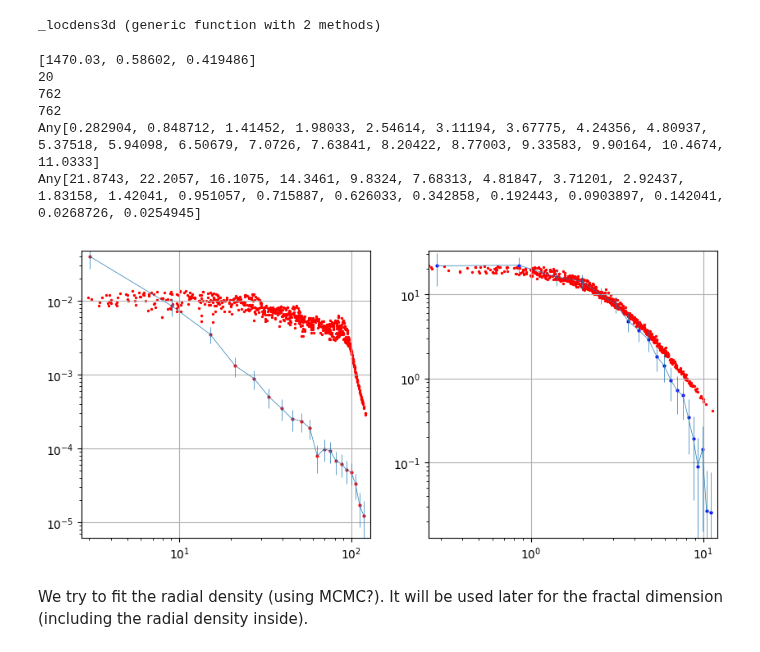
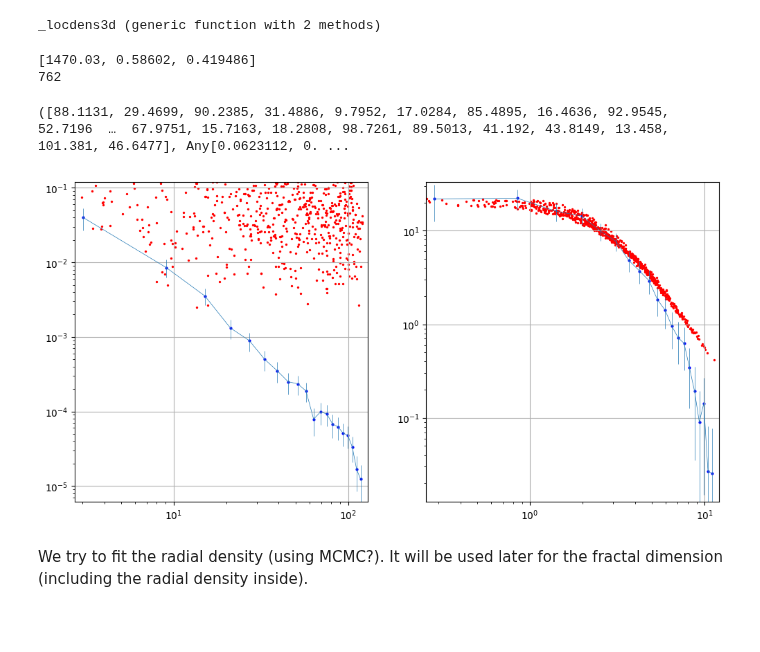
Before and after one commit to bosscha/gaia-shock, a Jupyter notebook: notebooks/analysis/spatial_structure.ipynb, the cells around one changed output. Saved outputs shown, nothing was run; the diff lists cells and outputs as text; code cells hidden in the pictures; blank space fills up the shorter version.

```diff
--- a/notebooks/analysis/spatial_structure.ipynb
+++ b/notebooks/analysis/spatial_structure.ipynb
@@ -176,42 +173,36 @@ r2d,ρ2d,err2d= _density2D(oc[:Y], oc[:Z],20)
 r3d,ρ3d,err3d= _density3D(oc[:X], oc[:Y], oc[:Z],20)
 
 rad2d, locdens2d= _locdens2d(oc[:Y], oc[:Z], 100)
-rad3d, locdens3d= _locdens3d(oc[:X],oc[:Y], oc[:Z], 100)
-
-println(r2d)
-println(ρ2d)
+rad3d, locdens3d= _locdens3d(oc[:X],oc[:Y], oc[:Z], 2)
 # %% [output]
 [1470.03, 0.58602, 0.419486]
-20
 762
-762
-Any[0.282904, 0.848712, 1.41452, 1.98033, 2.54614, 3.11194, 3.67775, 4.24356, 4.80937, 5.37518, 5.94098, 6.50679, 7.0726, 7.63841, 8.20422, 8.77003, 9.33583, 9.90164, 10.4674, 11.0333]
-Any[21.8743, 22.2057, 16.1075, 14.3461, 9.8324, 7.68313, 4.81847, 3.71201, 2.92437, 1.83158, 1.42041, 0.951057, 0.715887, 0.626033, 0.342858, 0.192443, 0.0903897, 0.142041, 0.0268726, 0.0254945]
+([88.1131, 29.4699, 90.2385, 31.4886, 9.7952, 17.0284, 85.4895, 16.4636, 92.9545, 52.7196  …  67.9751, 15.7163, 18.2808, 98.7261, 89.5013, 41.192, 43.8149, 13.458, 101.381, 46.6477], Any[0.0623112, 0. ...
 # %%
-fig= PyPlot.figure(figsize=(10,10))
-ax= PyPlot.subplot(221)
+fig= PyPlot.figure(figsize=(12,6))
+ax= PyPlot.subplot(121)
 ax.set_yscale("log")
 ax.set_xscale("log")
-ax.set_xlim(r3d[1]*0.9, r3d[end]*1.1)
-ax.set_ylim(minimum(ρ3d[ρ3d .> 0])*0.5,maximum(ρ3d)*1.2)
+ax.set_xlim(minimum(r3d)*0.9, maximum(r3d)*1.1)
+ax.set_ylim(minimum(ρ3d[ρ3d .> 0])*0.5,maximum(ρ3d)*3)
 PyPlot.grid("on")
-PyPlot.scatter(r3d, ρ3d , s=4, facecolor="red" )
+PyPlot.scatter(r3d, ρ3d , s=4, facecolor="blue" )
 PyPlot.errorbar(r3d, ρ3d, yerr=2 .* err3d, linewidth=0.5)
 PyPlot.scatter(rad3d, locdens3d , s=2, facecolor="red" )
 
-ax= PyPlot.subplot(222)
+ax= PyPlot.subplot(122)
 ax.set_yscale("log")
 ax.set_xscale("log")
 ax.set_xlim(r2d[1]*0.9, r2d[end]*1.1)
 ax.set_ylim(minimum(ρ2d[ρ2d .> 0])*0.5,maximum(ρ2d)*1.5)
 PyPlot.grid("on")
 PyPlot.scatter(r2d, ρ2d , s=4, facecolor="blue" )
 PyPlot.errorbar(r2d, ρ2d, yerr=2 .* err2d, linewidth=0.5)
 PyPlot.scatter(rad2d, locdens2d , s=2, facecolor="red" )
 
 PyPlot.show()
 # %% [output]
-[figure, old version]
+[figure, new version]
 # %% [markdown]
 We try to fit the radial density (using MCMC?). It will be used later for the fractal dimension (including the radial density inside).
 # %% [markdown]
```
Also changed, not shown: parts of 11 cells of this notebook.
